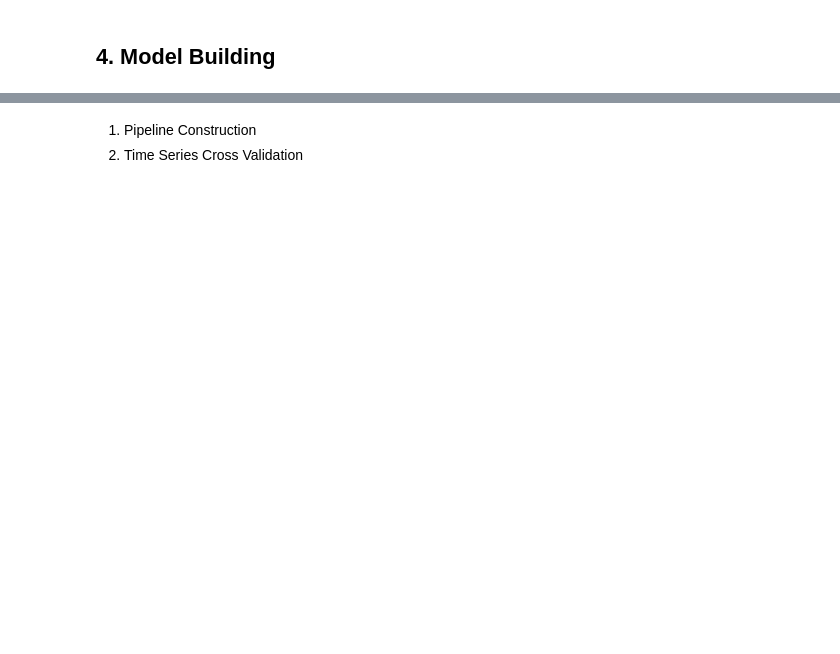
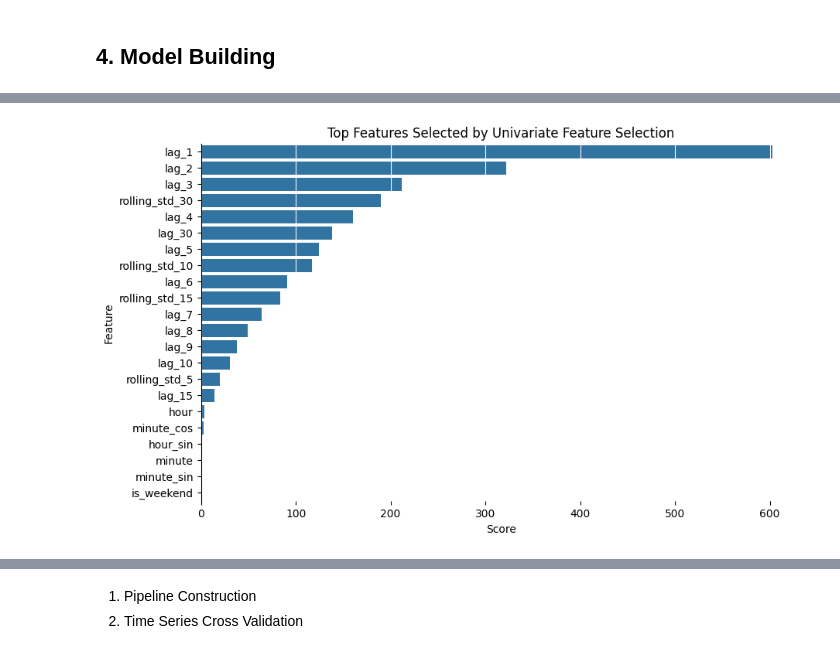
Before and after one commit to tonytziorvas/Lab, a Jupyter notebook: 1.model_training.ipynb, the cells around one changed output, grey strips where cells are left out. Cells and saved outputs as stored; diff of their text form; code cells hidden in the pictures; blank space fills up the shorter version.

```diff
--- a/1.model_training.ipynb
+++ b/1.model_training.ipynb
@@ -179,0 +170,30 @@ plt.show()
+# %%
+# Step 2: Univariate Feature Selection
+
+
+selector = SelectKBest(score_func=f_regression, k=X_reduced.shape[1])
+result = selector.fit_transform(X_reduced, y)
+
+# Get the selected feature names
+selected_features = X_reduced.columns[selector.get_support()]
+
+# Visualize selected features
+feature_scores = (
+    pd.DataFrame(
+        {
+            "Feature": selected_features,
+            "Score": selector.scores_[selector.get_support()],
+        }
+    )
+    .sort_values(by="Score", ascending=False)
+    .reset_index(drop=True)
+)
+# %%
+plt.figure(figsize=(10, 6))
+sns.barplot(x="Score", y="Feature", data=feature_scores)
+plt.title("Top Features Selected by Univariate Feature Selection")
+plt.grid(axis="x", color="white")
+plt.gca().spines[["top", "right", "bottom"]].set_visible(False)
+plt.show()
+# %% [output]
+[figure, added]
```
Also changed, not shown: parts of 34 cells of this notebook, 1 other file.
